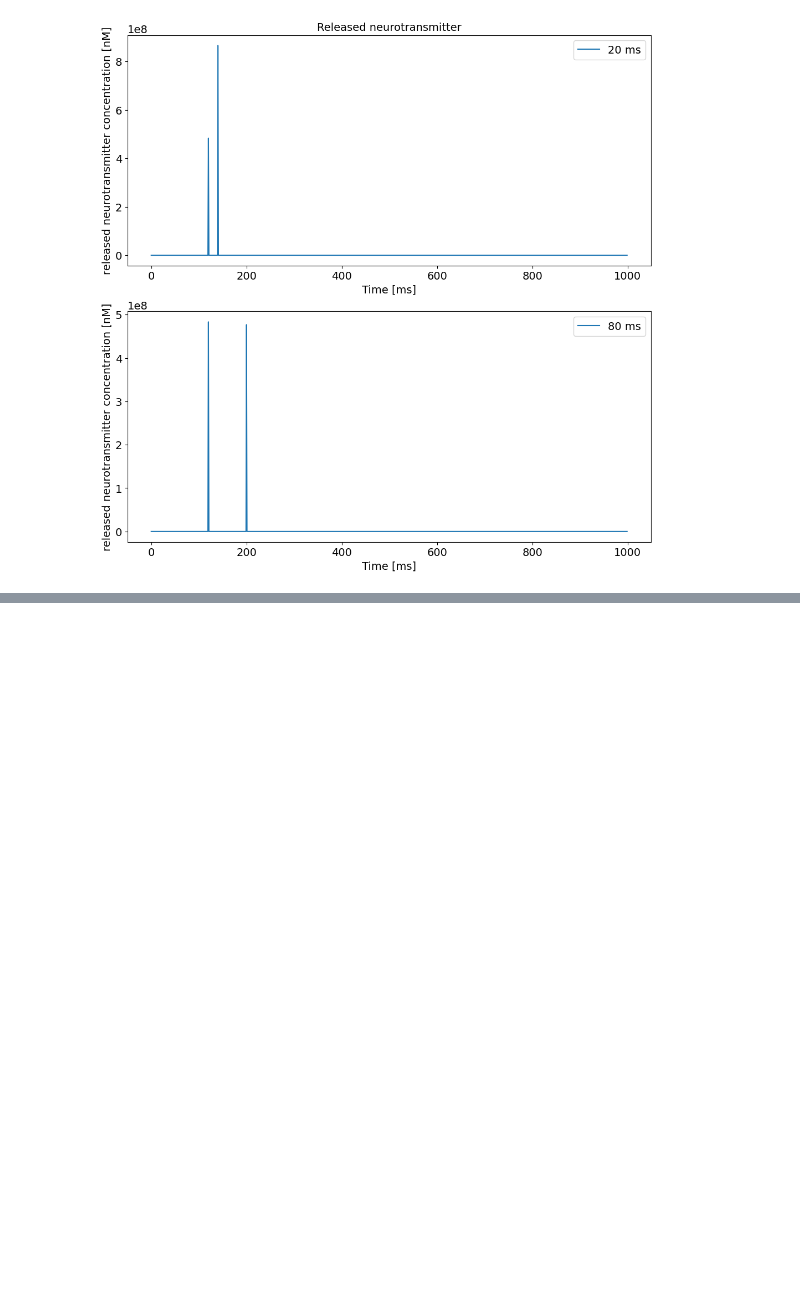
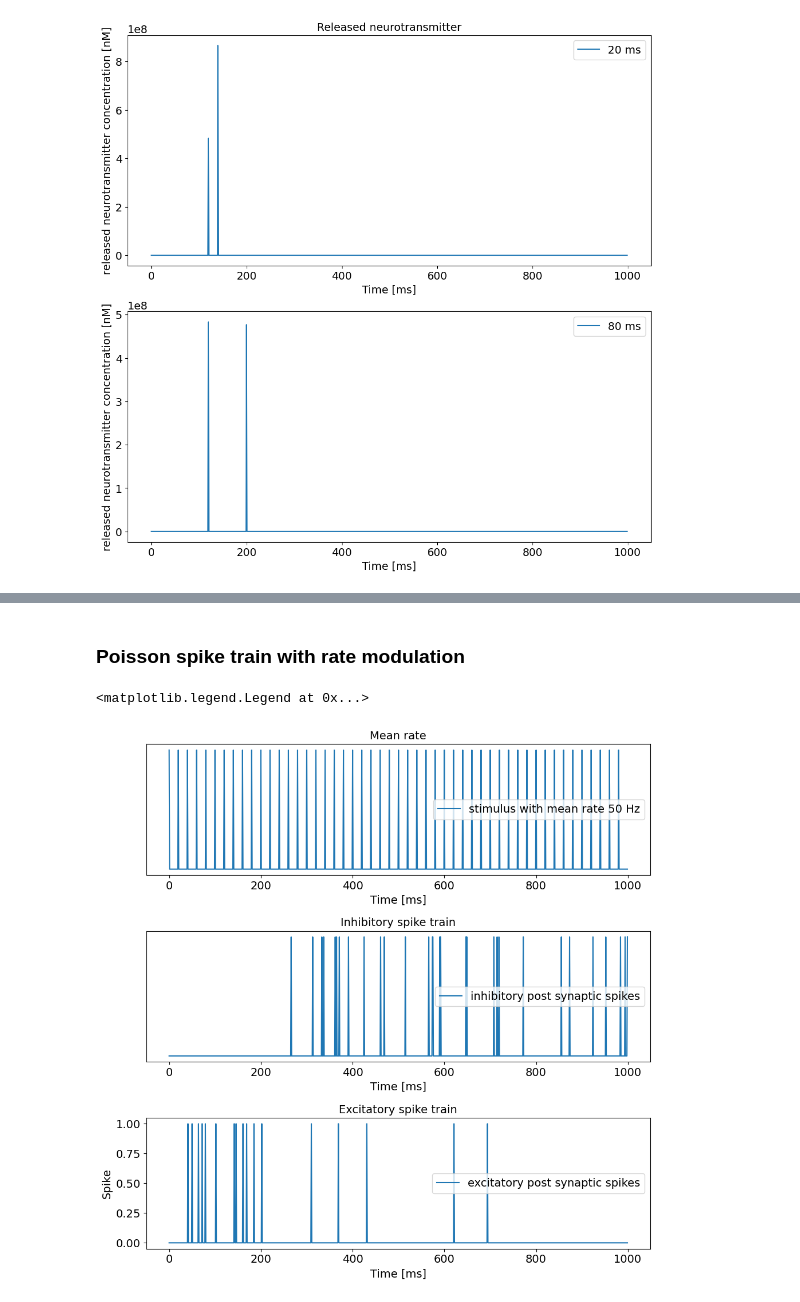
Before and after one commit to Erfan7bt/neurotransmitter_release_modelling, a Jupyter notebook: vesicle.ipynb, the cells around one changed output, grey strips where cells are left out. Cells and saved outputs as stored; diff of their text form; code cells hidden in the pictures; blank space fills up the shorter version.

```diff
--- a/vesicle.ipynb
+++ b/vesicle.ipynb
@@ -240,0 +278,35 @@ Text(0, 0.5, 'normalized valus')
+# %% [markdown]
+### Poisson spike train with rate modulation
+# %%
+#extend through time
+scaled_effective =np.zeros(int(t_sim/dt))
+ratio = len(scaled_effective)/len(effective)
+ratio = int(ratio)
+
+for t in range(len(effective)):
+    scaled_effective[t*ratio:(t+1)*ratio] = effective[t]
+# mean rate
+mean_rate = 50
+spike_inh, spike_exc = poisson_spike_train(mean_rate, scaled_effective, t_sim, dt)
+fig, ax = plt.subplots(3,1, figsize=(10,10), layout='tight')
+
+ax[0].plot(regular_spikes(t_sim, dt, mean_rate), label='stimulus with mean rate 50 Hz')
+ax[0].set_title('Mean rate')
+ax[0].set_xlabel('Time [ms]')
+ax[0].set_yticks([])
+ax[0].legend()
+
+ax[1].plot(spike_inh, label='inhibitory post synaptic spikes')
+ax[1].set_title('Inhibitory spike train')
+ax[1].set_xlabel('Time [ms]')
+ax[1].set_yticks([])
+ax[1].legend()
+
+ax[2].plot(spike_exc, label='excitatory post synaptic spikes')
+ax[2].set_title('Excitatory spike train')
+ax[2].set_ylabel('Spike')
+ax[2].set_xlabel('Time [ms]')
+ax[2].legend()
+# %% [output]
+<matplotlib.legend.Legend at 0x...>
+[figure, added]
```
Also changed, not shown: parts of 6 cells of this notebook, 4 other files.
